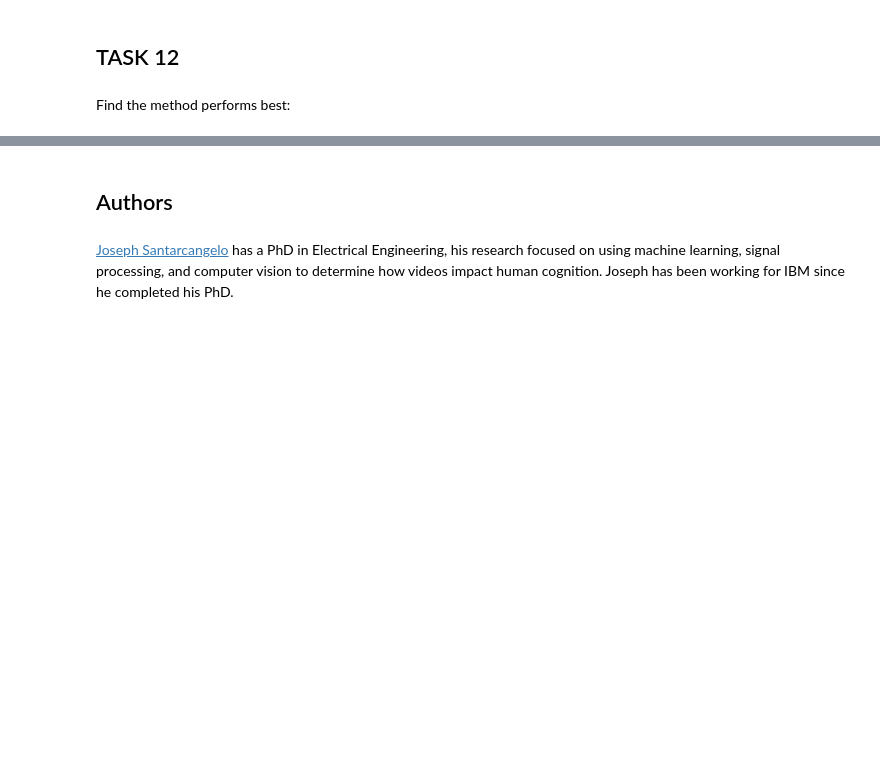
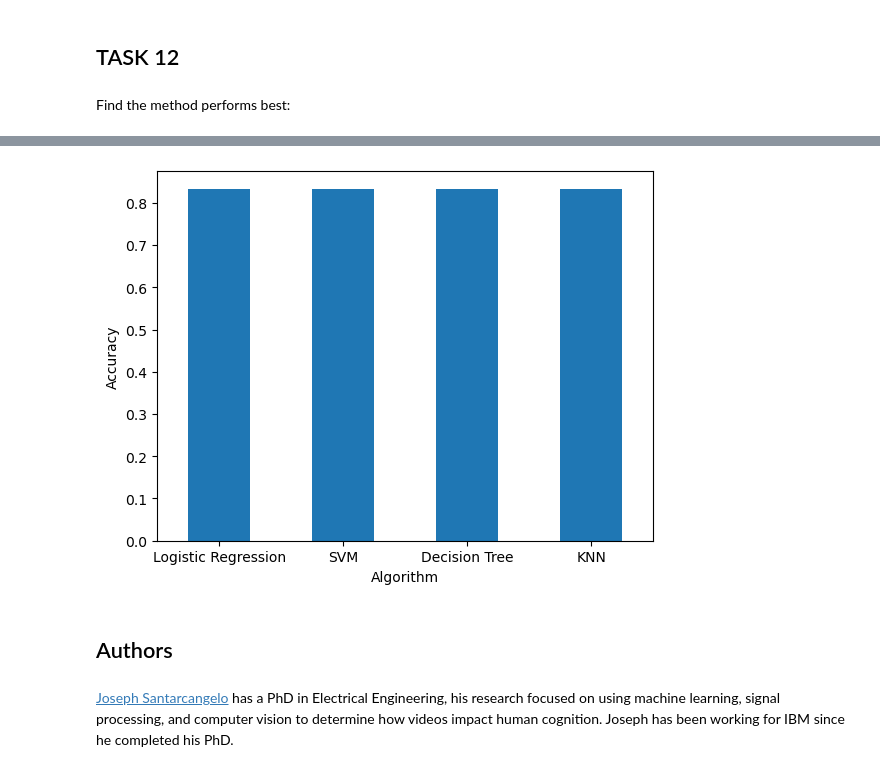
Before and after one commit to ictl/IBM-DS0720EN-Project, a Jupyter notebook: Machine Learning Prediction Lab.ipynb, the cells around one changed output, grey strips where cells are left out. Saved outputs shown, nothing was run; the diff lists cells and outputs as text; code cells hidden in the pictures; blank space fills up the shorter version.

```diff
--- a/Machine Learning Prediction Lab.ipynb
+++ b/Machine Learning Prediction Lab.ipynb
@@ -359,3 +360,11 @@ report_table
+# %%
+report_table.plot(kind = 'bar', legend = None)
+plt.xlabel("Algorithm",fontsize = 10)
+plt.xticks(rotation = 'horizontal')
+plt.ylabel("Accuracy",fontsize = 10)
+plt.show()
+# %% [output]
+[figure, added]
 # %% [markdown]
 ## Authors
 # %% [markdown]
```
Also changed, not shown: parts of 2 cells of this notebook.
